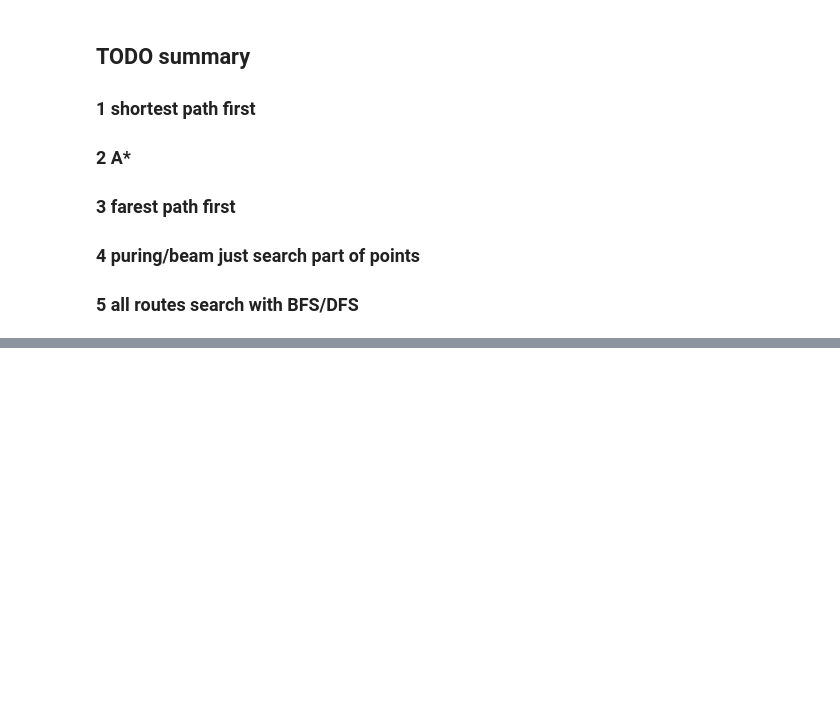
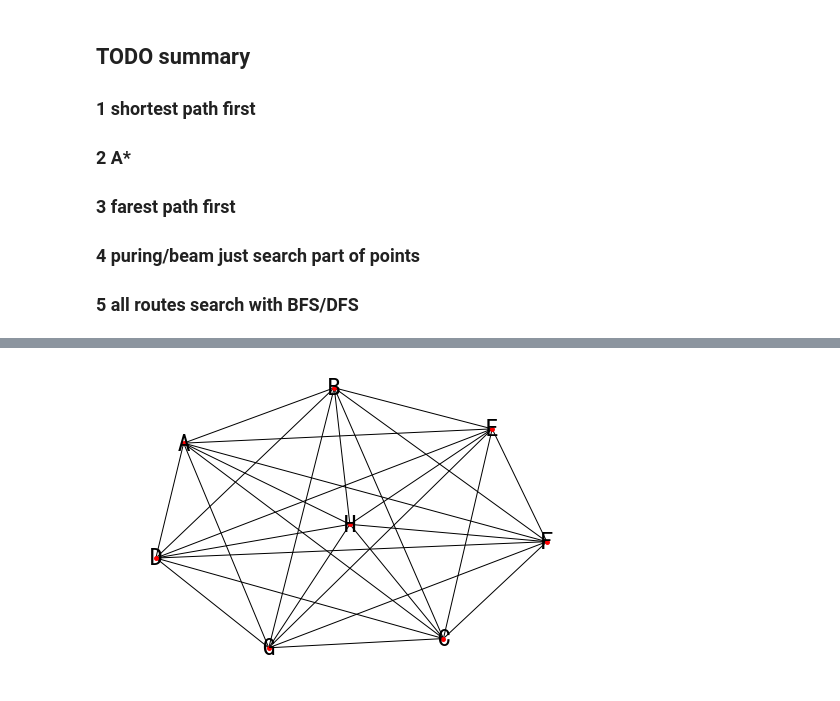
Before and after one commit to naomiwufzz/NLP-Course, a Jupyter notebook: Lecture-03-reproduce.ipynb, the cells around one changed output, grey strips where cells are left out. Drawn from its saved outputs; the diff is of its cells as text; code cells hidden in the pictures; blank space fills up the shorter version.

```diff
--- a/Lecture-03-reproduce.ipynb
+++ b/Lecture-03-reproduce.ipynb
@@ -482,0 +516,4 @@ search_all_routes(cities_connect_graph,'北京','广州')
+# %%
+nx.draw(nx.Graph(produceCompleteGrahp(8)),with_labels=True,node_size=15, font_size=25)
+# %% [output]
+[figure, added]
```
Also changed, not shown: parts of 26 cells of this notebook.
